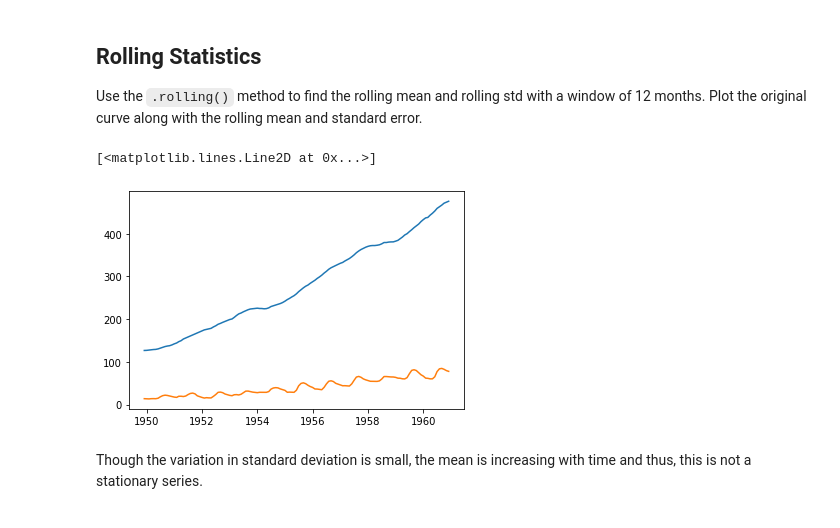
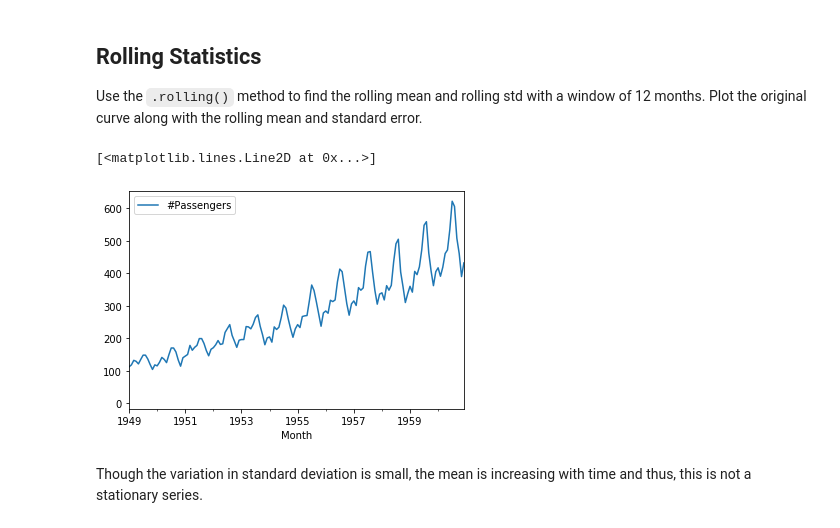
Before and after one commit to OsterMendel/dsc-testing-for-trends-lab-nyc-ds-033020, a Jupyter notebook: index.ipynb, the cells around one changed output. Drawn from its saved outputs; the diff is of its cells as text; code cells hidden in the pictures.

```diff
--- a/index.ipynb
+++ b/index.ipynb
@@ -85,12 +85,12 @@ Use the `.rolling()` method to find the rolling mean and rolling std with a wind
 # %%
 # Determine rolling statistics
 fig, ax = plt.subplots()
-# data.plot(ax=ax)
+data.plot(ax=ax)
 ax.plot(data.rolling(window=12).mean())
 ax.plot(data.rolling(window=12).std())
 # %% [output]
 [<matplotlib.lines.Line2D at 0x...>]
-[figure, old version]
+[figure, new version]
 # %%
 # Plot rolling statistics
 # %% [markdown]
```
